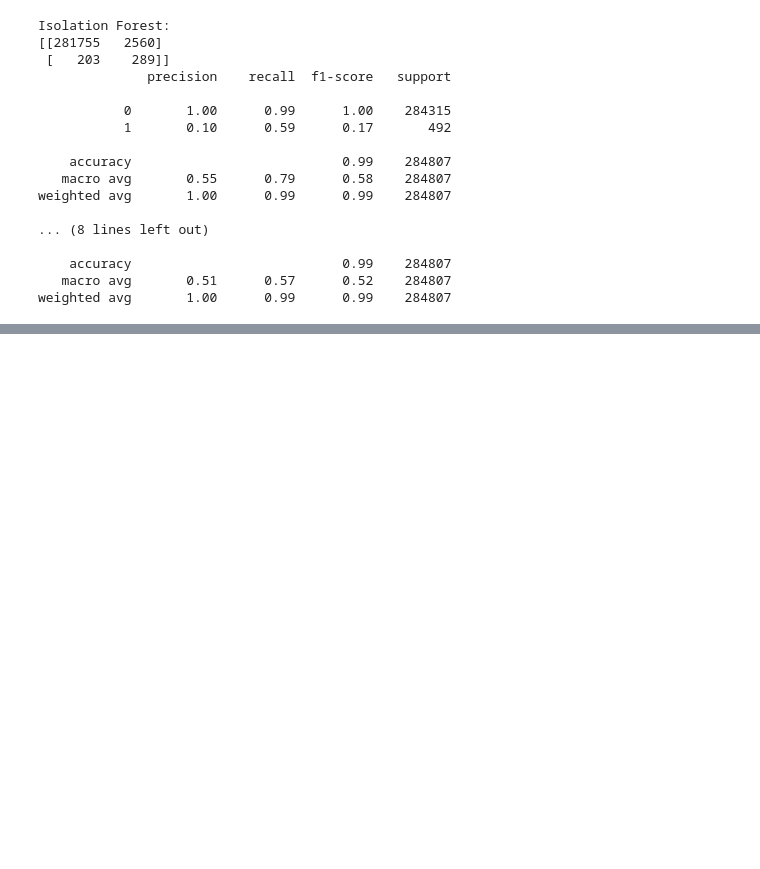
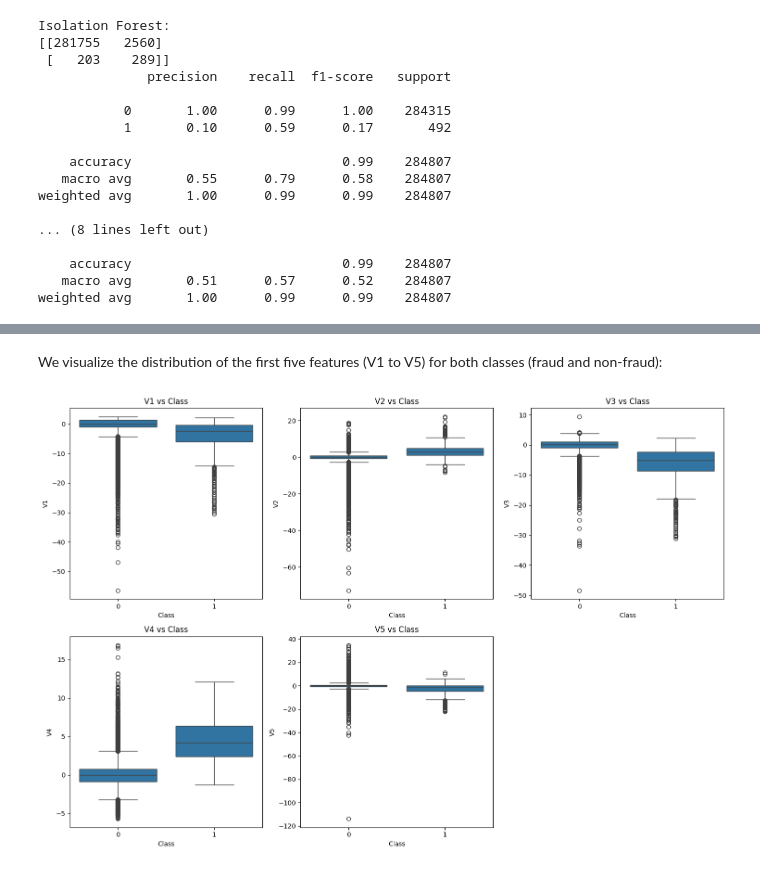
Before and after one commit to Rezashatery/Credit-Card-Fraud-Detection, a Jupyter notebook: credit-card-fraud-detection.ipynb, the cells around one changed output, grey strips where cells are left out. Cells and saved outputs as stored; diff of their text form; code cells hidden in the pictures; blank space fills up the shorter version.

```diff
--- a/credit-card-fraud-detection.ipynb
+++ b/credit-card-fraud-detection.ipynb
@@ -160,0 +171,15 @@ weighted avg       1.00      0.99      0.99    284807
+# %% [markdown]
+We visualize the distribution of the first five features (V1 to V5) for both classes (fraud and non-fraud):
+# %%
+features = ['V1', 'V2', 'V3', 'V4', 'V5']
+plt.figure(figsize=(15, 10))
+
+for i, feature in enumerate(features):
+    plt.subplot(2, 3, i+1)
+    sns.boxplot(x='Class', y=feature, data=df)
+    plt.title(f'{feature} vs Class')
+
+plt.tight_layout()
+plt.show()
+# %% [output]
+[figure, added]
```
Also changed, not shown: parts of 2 cells of this notebook.
